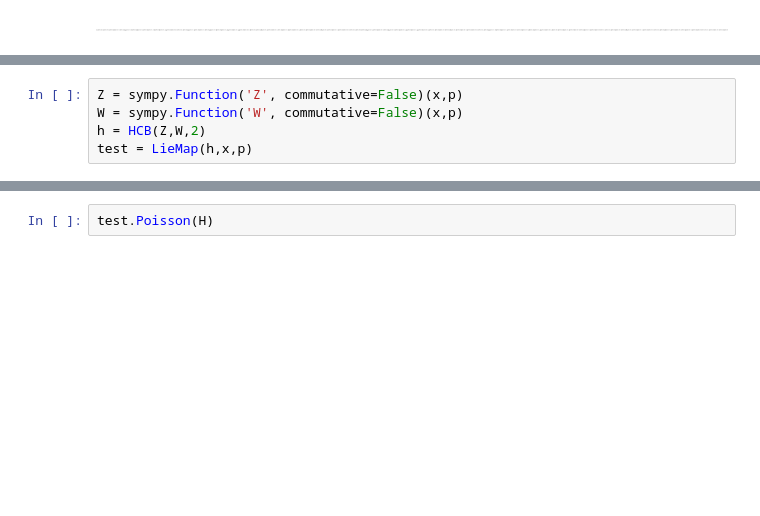
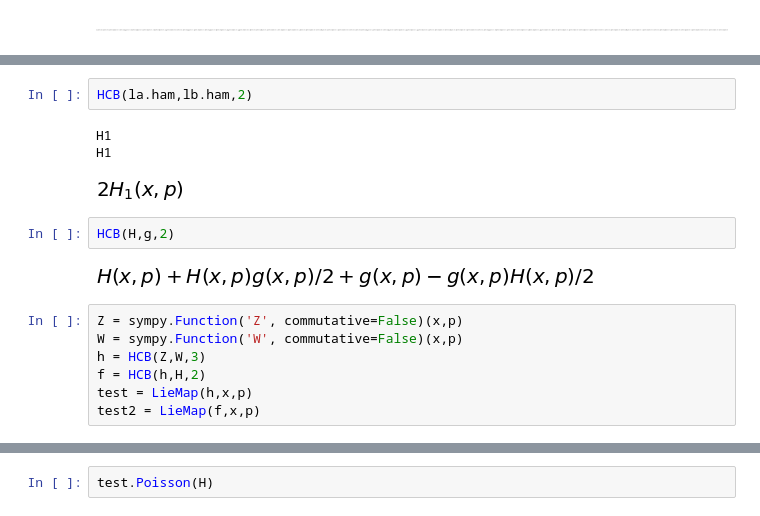
Before and after one commit to jernejfrank/LieTrafoAlg, a Jupyter notebook: tryouts.ipynb, the cells around one changed output, grey strips where cells are left out. Saved outputs shown, nothing was run; the diff lists cells and outputs as text; blank space fills up the shorter version.

```diff
--- a/tryouts.ipynb
+++ b/tryouts.ipynb
@@ -219,8 +234,20 @@ HCB(H,g,2)
+# %%
+HCB(la.ham,lb.ham,2)
+# %% [output]
+H1
+H1
+[figure, added]
+# %%
+HCB(H,g,2)
+# %% [output]
+[figure, added]
 # %%
 Z = sympy.Function('Z', commutative=False)(x,p)
 W = sympy.Function('W', commutative=False)(x,p)
-h = HCB(Z,W,2)
+h = HCB(Z,W,3)
+f = HCB(h,H,2)
 test = LieMap(h,x,p)
+test2 = LieMap(f,x,p)
 # %%
 test.ham, test.indep_coords, test.indep_mom
 # %% [output]
```
Also changed, not shown: parts of 18 cells of this notebook, 1 other file.
